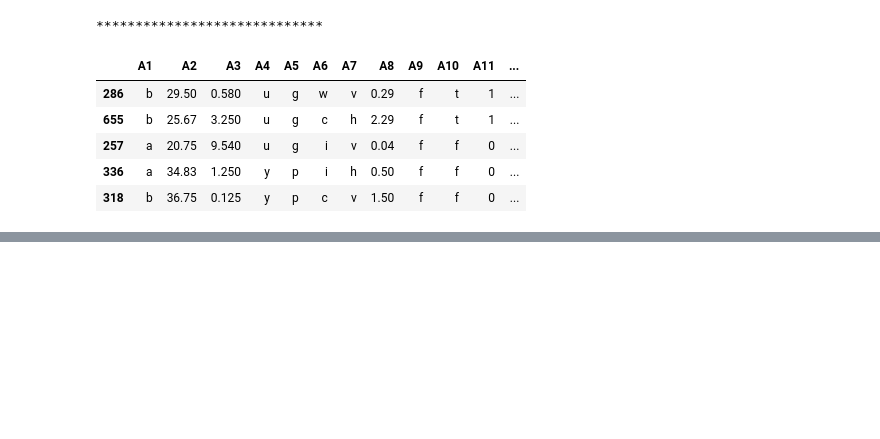
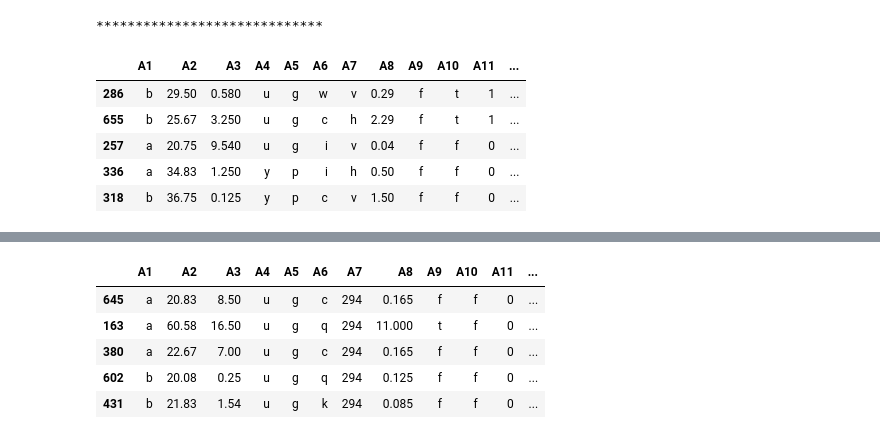
Before and after one commit to manjunath-hanmantgad/python-development, a Jupyter notebook: Encoding_Categorical_Variables.ipynb, the cells around one changed output, grey strips where cells are left out. Drawn from its saved outputs; the diff is of its cells as text; code cells hidden in the pictures; blank space fills up the shorter version.

```diff
--- a/Encoding_Categorical_Variables.ipynb
+++ b/Encoding_Categorical_Variables.ipynb
@@ -328,0 +328,8 @@ X_test.head()
+# %%
+# if 50 out of 100 observations show gender as female then we will replace female
+# with 50 or 0.5 (for frequency encoding)
+
+# count of A7 to dict
+
+counts=X_train["A7"].value_counts().to_dict()
+counts
@@ -328,0 +347,14 @@ X_test.head()
+# %%
+# repalce categories with their counts
+
+X_train["A7"] = X_train["A7"].map(counts)
+X_test["A7"] = X_test["A7"].map(counts)
+
+X_train.head(5)
+# %% [output]
+|  | A1 | A2 | A3 | A4 | A5 | A6 | A7 | A8 | A9 | A10 | A11 | ... |
+| 645 | a | 20.83 | 8.50 | u | g | c | 294 | 0.165 | f | f | 0 | ... |
+| 163 | a | 60.58 | 16.50 | u | g | q | 294 | 11.000 | t | f | 0 | ... |
+| 380 | a | 22.67 | 7.00 | u | g | c | 294 | 0.165 | f | f | 0 | ... |
+| 602 | b | 20.08 | 0.25 | u | g | q | 294 | 0.125 | f | f | 0 | ... |
+| 431 | b | 21.83 | 1.54 | u | g | k | 294 | 0.085 | f | f | 0 | ... |
```
Also changed, not shown: parts of 16 cells of this notebook.
